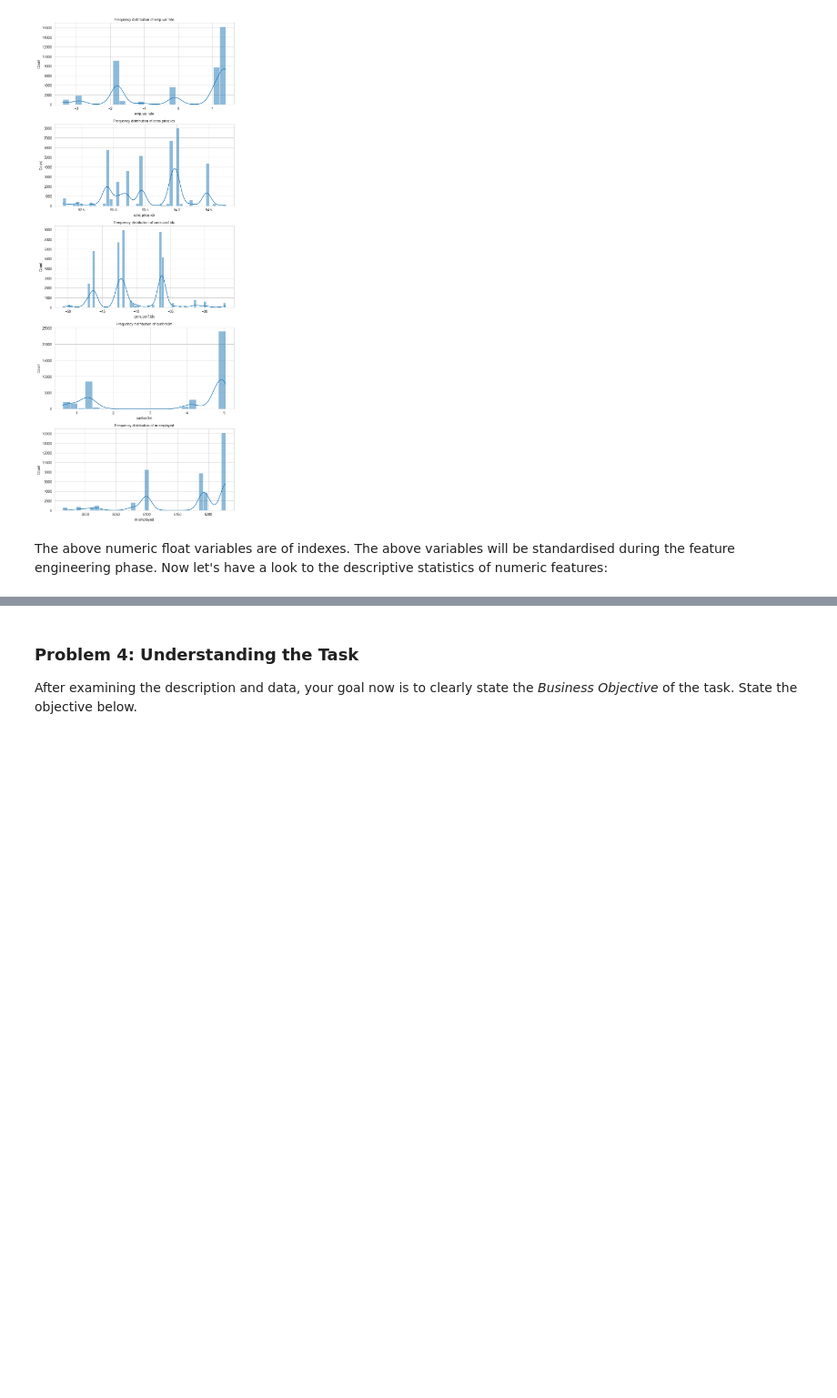
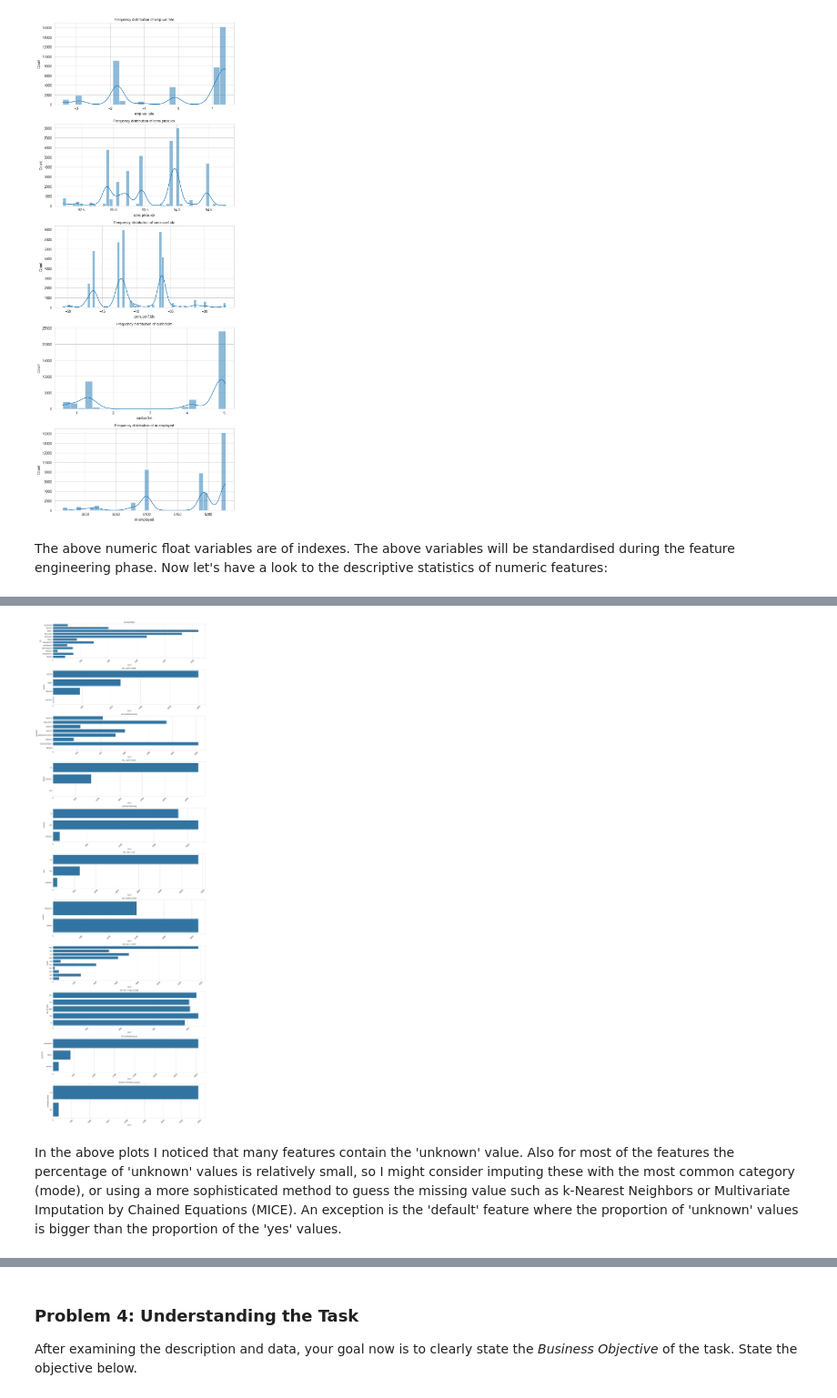
Before and after one commit to vtsou359/BankMarketing_ComparingClassifiers, a Jupyter notebook: bank_marketing.ipynb, the cells around one changed output, grey strips where cells are left out. Shown at 91% size. Cells and saved outputs as stored; diff of their text form; code cells hidden in the pictures; blank space fills up the shorter version.

```diff
--- a/bank_marketing.ipynb
+++ b/bank_marketing.ipynb
@@ -312,0 +316,9 @@ Total Missing values:
+# %%
+print('Categorical Features (type is object):')
+#select all the categorical features:
+cat_feat = df.select_dtypes(include='object').columns.tolist()
+#do not include target variable 'y':
+cat_feat = [feat for feat in cat_feat if feat != 'y']
+print(cat_feat )
+
+df[cat_feat].head(5)
@@ -312,0 +334,17 @@ Total Missing values:
+# %%
+fig, axs = plt.subplots(len(cat_feat), figsize=(15, 4*len(cat_feat)))  # Adjust the size as necessary
+
+# This code loops through your categorical features
+# and creates a bar chart for each on a separate subplot.
+for i, col_val in enumerate(cat_feat):
+    sns.countplot(df[col_val], ax=axs[i])
+    axs[i].set_title('Bar chart of ' + str(col_val), fontsize=10)
+    for tick in axs[i].get_xticklabels():
+        tick.set_rotation(45)  # Rotates X-axis labels for readability
+
+plt.tight_layout()
+plt.show()
+# %% [output]
+[figure, added]
+# %% [markdown]
+In the above plots I noticed that many features contain the 'unknown' value. Also for most of the features the percentage of 'unknown' values is relatively small, so I might consider imputing these with the most common category (mode), or using a more sophisticated method to guess the missing value such as k-Nearest Neighbors or Multivariate Imputation by Chained Equations (MICE). An exception is the 'default' feature where the proportion of 'unknown' values is bigger than the proportion of the 'yes' values.
```
Also changed, not shown: parts of 20 cells of this notebook.
